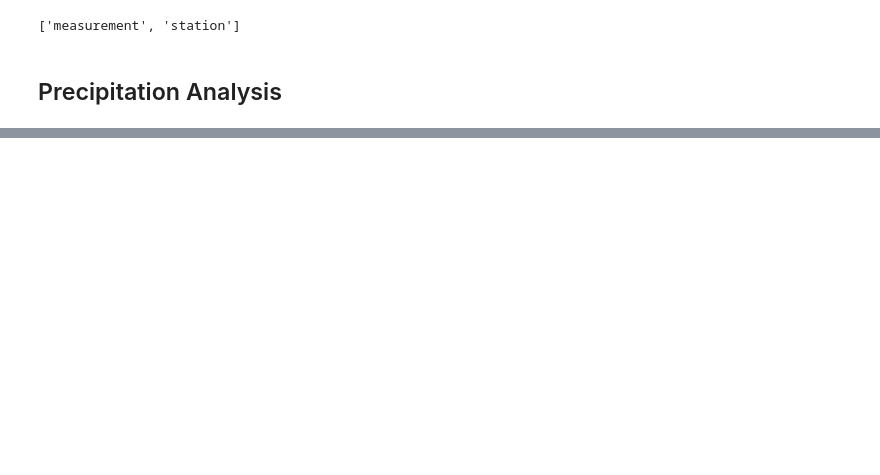
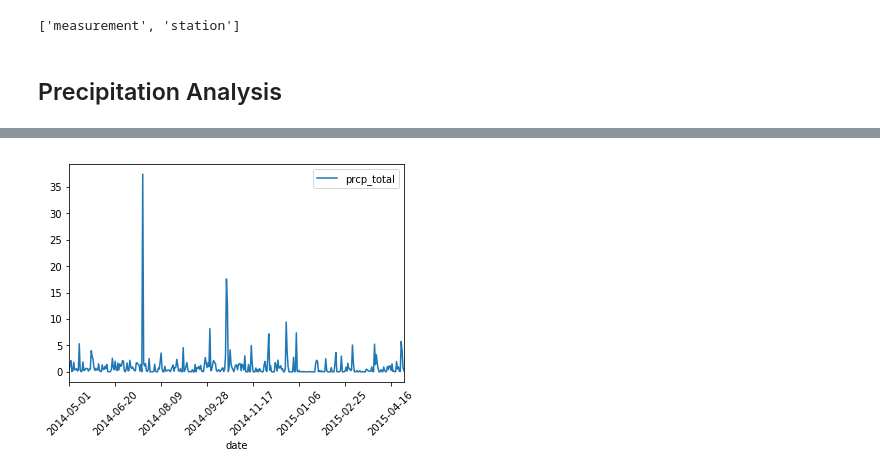
Before and after one commit to bbrandom91/Surf, a Jupyter notebook: climate_analysis.ipynb, the cells around one changed output, grey strips where cells are left out. Saved outputs shown, nothing was run; the diff lists cells and outputs as text; code cells hidden in the pictures; blank space fills up the shorter version.

```diff
--- a/climate_analysis.ipynb
+++ b/climate_analysis.ipynb
@@ -7,5 +11,5 @@ import pandas as pd
 # %%
-engine = create_engine('sqlite:///temp.sqlite', echo = True)
+engine = create_engine('sqlite:///hawaii.sqlite', echo = True)
 # %%
 Base = automap_base()
 # %%
@@ -79,0 +44,5 @@ my_df.head()
+# %%
+query = "SELECT date, SUM(prcp) AS prcp_total FROM measurement WHERE date < '2015-05-01' AND date > '2014-04-30' GROUP BY date "
+#result = engine.execute(query)
+precip_df = pd.read_sql(query, engine)
+precip_df = precip_df.set_index('date')
@@ -79,0 +54,7 @@ my_df.head()
+# %%
+precip_df.plot()
+plt.xlabel('date')
+plt.xticks(rotation=45)
+plt.show()
+# %% [output]
+[figure, added]
```
Also changed, not shown: parts of 18 cells of this notebook, 2 other files.
